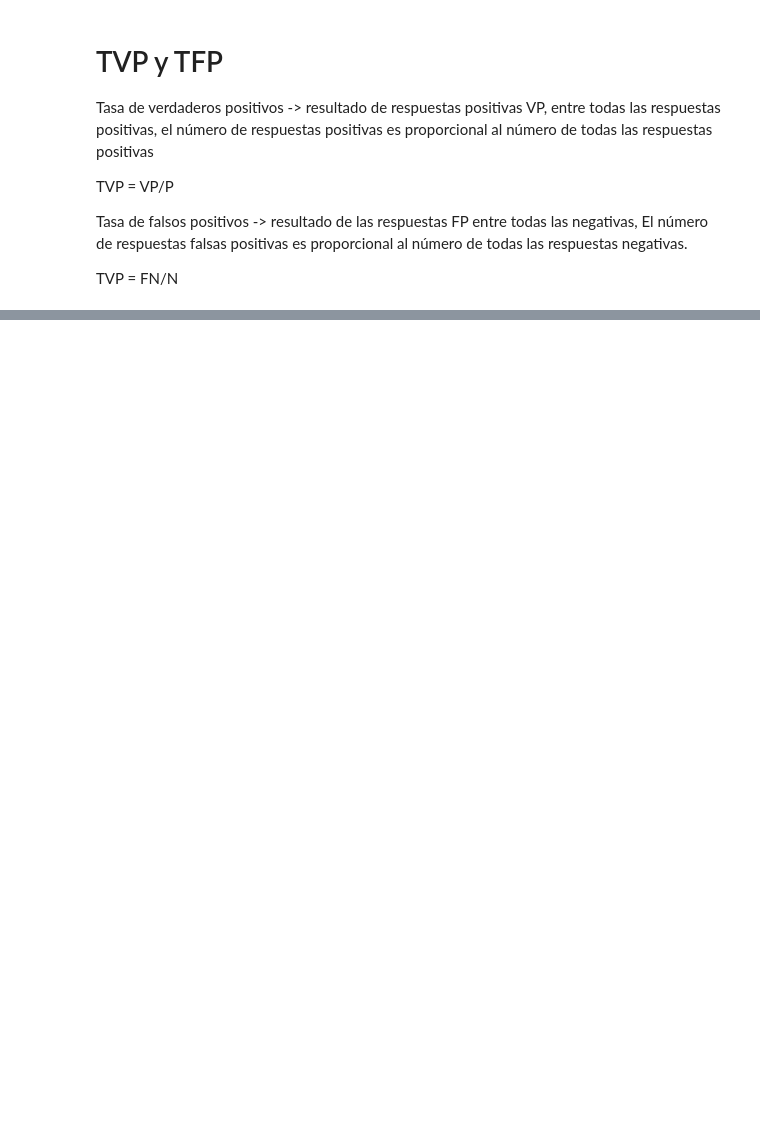
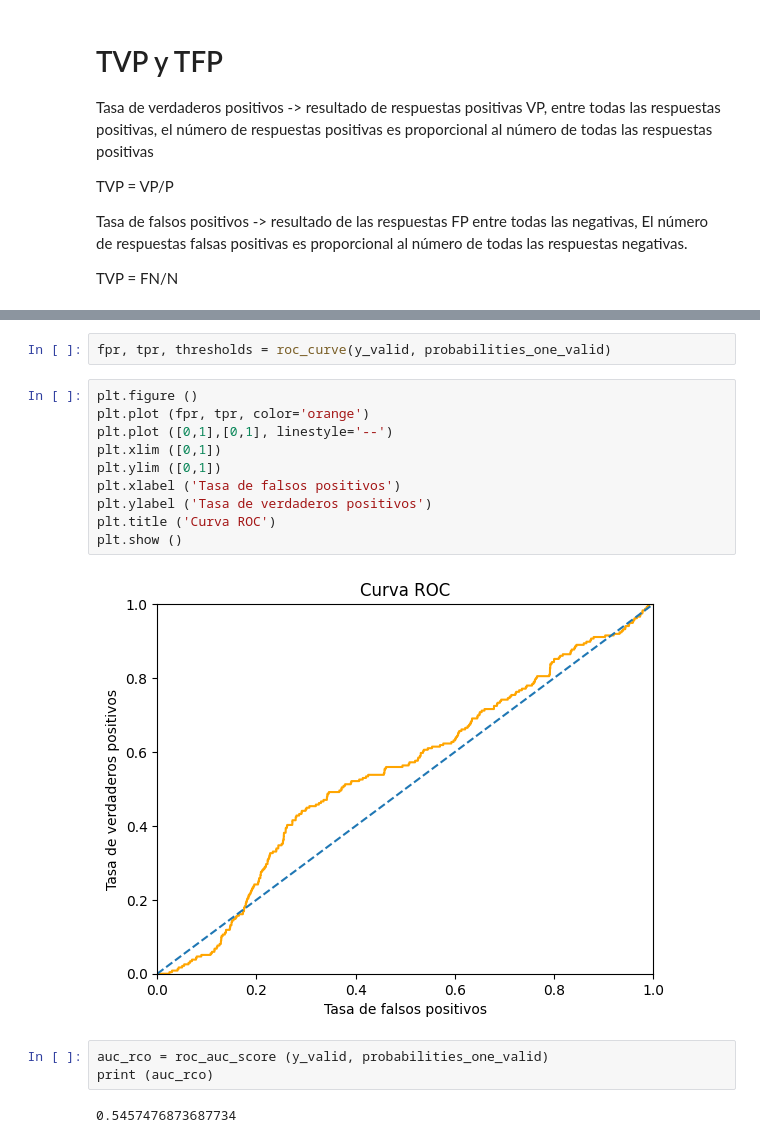
Before and after one commit to Juanhv24/Travel-Insurance, a Jupyter notebook: Notebooks/travels.ipynb, the cells around one changed output, grey strips where cells are left out. Drawn from its saved outputs; the diff is of its cells as text; blank space fills up the shorter version.

```diff
--- a/Notebooks/travels.ipynb
+++ b/Notebooks/travels.ipynb
@@ -611,0 +620,19 @@ TVP = FN/N
+# %%
+fpr, tpr, thresholds = roc_curve(y_valid, probabilities_one_valid)
+# %%
+plt.figure ()
+plt.plot (fpr, tpr, color='orange')
+plt.plot ([0,1],[0,1], linestyle='--')
+plt.xlim ([0,1])
+plt.ylim ([0,1])
+plt.xlabel ('Tasa de falsos positivos')
+plt.ylabel ('Tasa de verdaderos positivos')
+plt.title ('Curva ROC')
+plt.show ()
+# %% [output]
+[figure, added]
+# %%
+auc_rco = roc_auc_score (y_valid, probabilities_one_valid)
+print (auc_rco)
+# %% [output]
+0.5457476873687734
```
Also changed, not shown: parts of 7 cells of this notebook, 4 other files.
